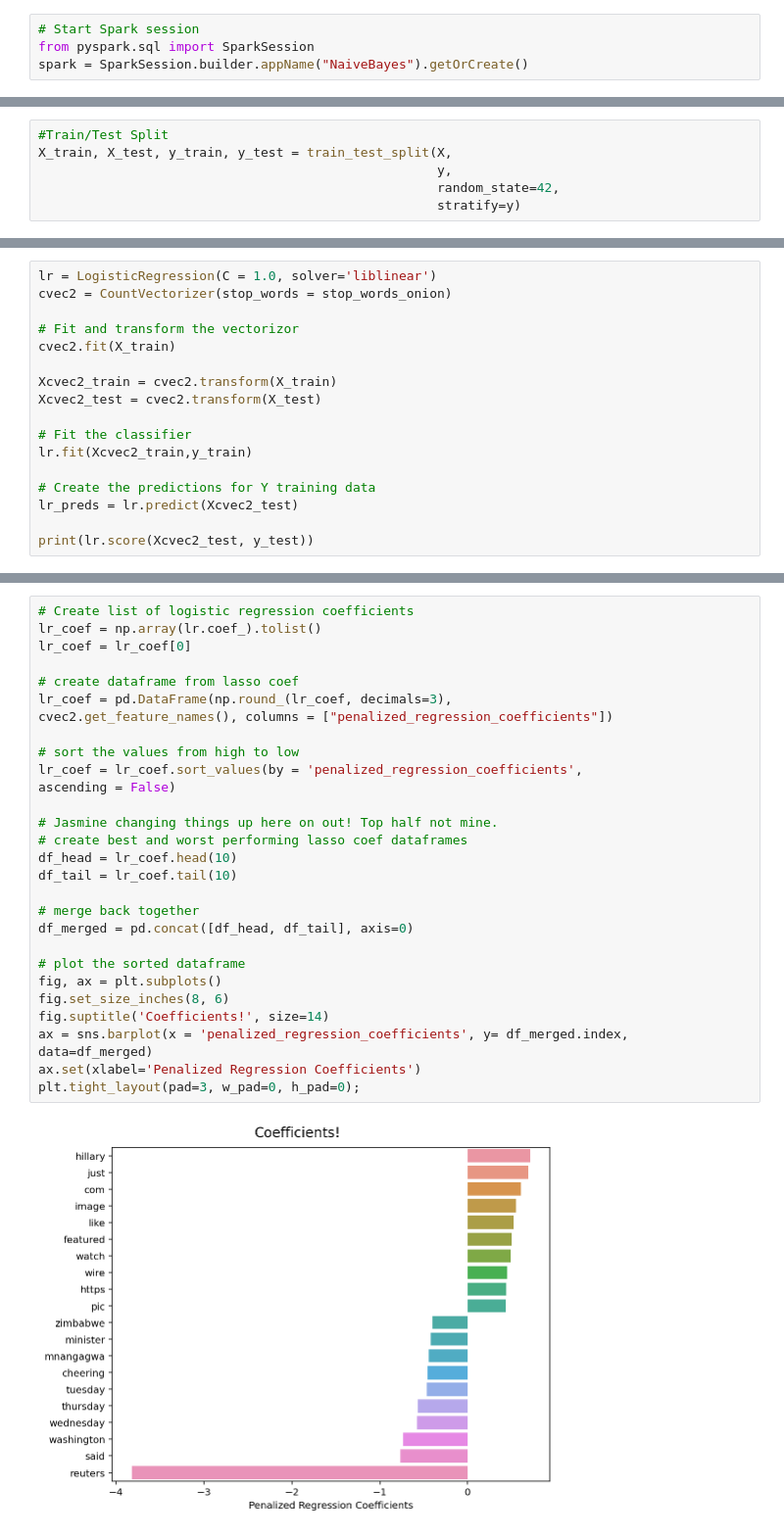
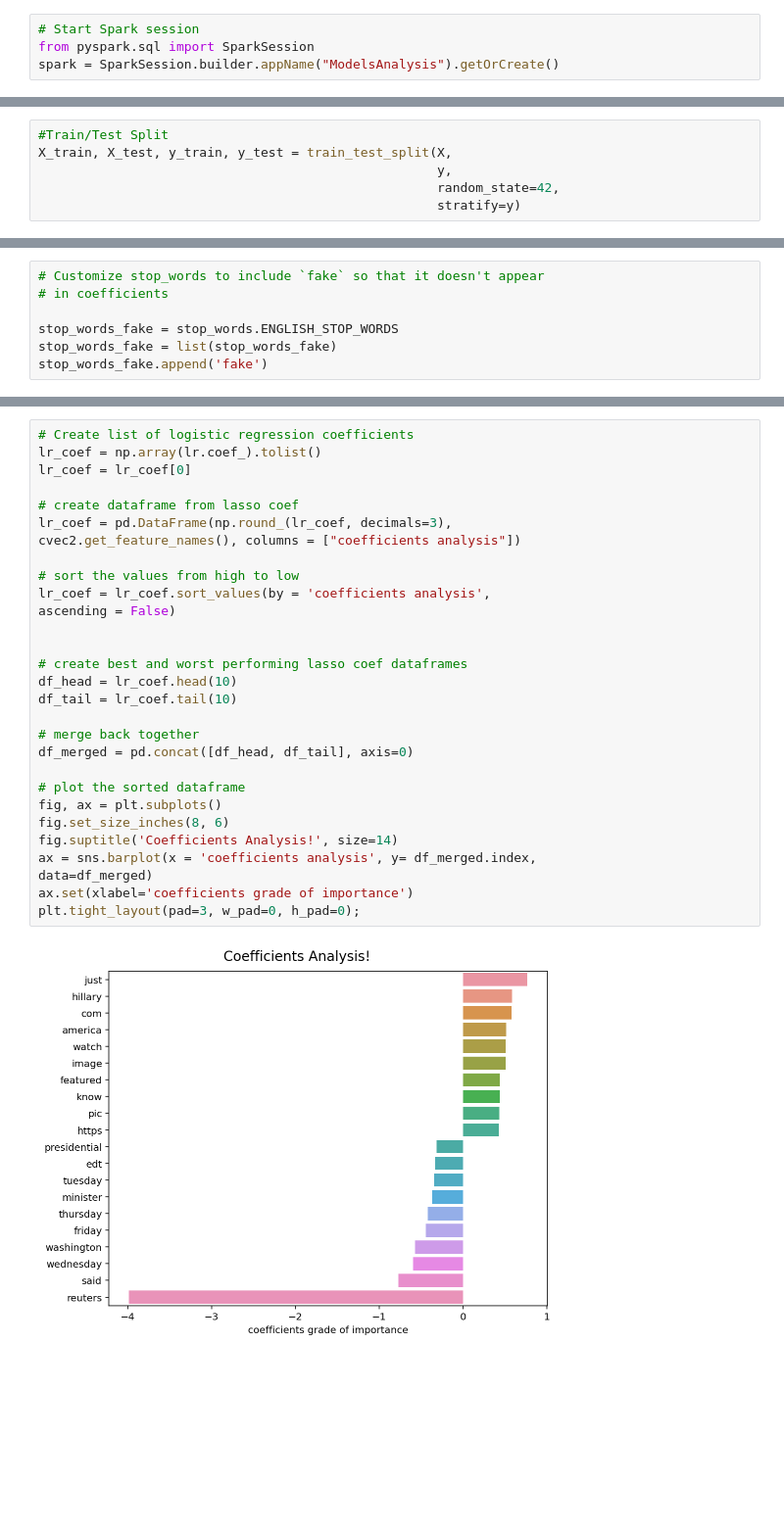
Before and after one commit to hyacob-89/fake_news_detector, a Jupyter notebook: fake_news_detector.ipynb, the cells around one changed output, grey strips where cells are left out. Shown: that part at 98% size. Drawn from its saved outputs; the diff is of its cells as text; blank space fills up the shorter version.

Commit message:
Data Analysis - ab

```diff
--- a/fake_news_detector.ipynb
+++ b/fake_news_detector.ipynb
@@ -55,4 +42,4 @@ from sklearn.metrics import accuracy_score, recall_score, precision_score, confu
 # %%
 # Start Spark session
 from pyspark.sql import SparkSession
-spark = SparkSession.builder.appName("NaiveBayes").getOrCreate()
+spark = SparkSession.builder.appName("ModelsAnalysis").getOrCreate()
@@ -575 +442,8 @@ Test score 0.991008991008991
+# %%
+# Customize stop_words to include `fake` so that it doesn't appear
+# in coefficients
+
+stop_words_fake = stop_words.ENGLISH_STOP_WORDS
+stop_words_fake = list(stop_words_fake)
+stop_words_fake.append('fake')
 # %%
@@ -600,17 +467,0 @@ stop_words_onion.append('onion')
-# %%
-lr = LogisticRegression(C = 1.0, solver='liblinear')
-cvec2 = CountVectorizer(stop_words = stop_words_onion)
-
-# Fit and transform the vectorizor
-cvec2.fit(X_train)
-
-Xcvec2_train = cvec2.transform(X_train)
-Xcvec2_test = cvec2.transform(X_test)
-
-# Fit the classifier
-lr.fit(Xcvec2_train,y_train)
-
-# Create the predictions for Y training data
-lr_preds = lr.predict(Xcvec2_test)
-
-print(lr.score(Xcvec2_test, y_test))
@@ -619,32 +470,32 @@ print(lr.score(Xcvec2_test, y_test))
 # %%
 # Create list of logistic regression coefficients
 lr_coef = np.array(lr.coef_).tolist()
 lr_coef = lr_coef[0]
 
 # create dataframe from lasso coef
 lr_coef = pd.DataFrame(np.round_(lr_coef, decimals=3),
-cvec2.get_feature_names(), columns = ["penalized_regression_coefficients"])
+cvec2.get_feature_names(), columns = ["coefficients analysis"])
 
 # sort the values from high to low
-lr_coef = lr_coef.sort_values(by = 'penalized_regression_coefficients',
+lr_coef = lr_coef.sort_values(by = 'coefficients analysis',
 ascending = False)
 
-# Jasmine changing things up here on out! Top half not mine.
+
 # create best and worst performing lasso coef dataframes
 df_head = lr_coef.head(10)
 df_tail = lr_coef.tail(10)
 
 # merge back together
 df_merged = pd.concat([df_head, df_tail], axis=0)
 
 # plot the sorted dataframe
 fig, ax = plt.subplots()
 fig.set_size_inches(8, 6)
-fig.suptitle('Coefficients!', size=14)
-ax = sns.barplot(x = 'penalized_regression_coefficients', y= df_merged.index,
+fig.suptitle('Coefficients Analysis!', size=14)
+ax = sns.barplot(x = 'coefficients analysis', y= df_merged.index,
 data=df_merged)
-ax.set(xlabel='Penalized Regression Coefficients')
+ax.set(xlabel='coefficients grade of importance')
 plt.tight_layout(pad=3, w_pad=0, h_pad=0);
 # %% [output]
-[figure, old version]
+[figure, new version]
 # %%
```
Also changed, not shown: parts of 72 cells of this notebook.
